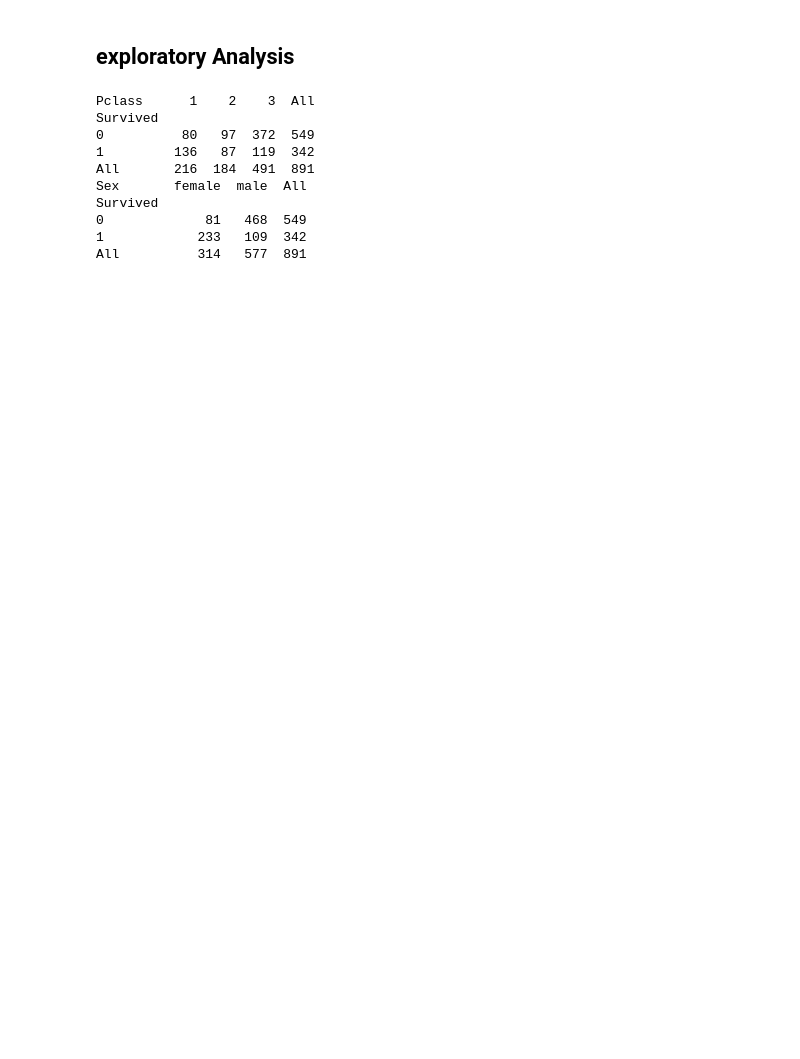
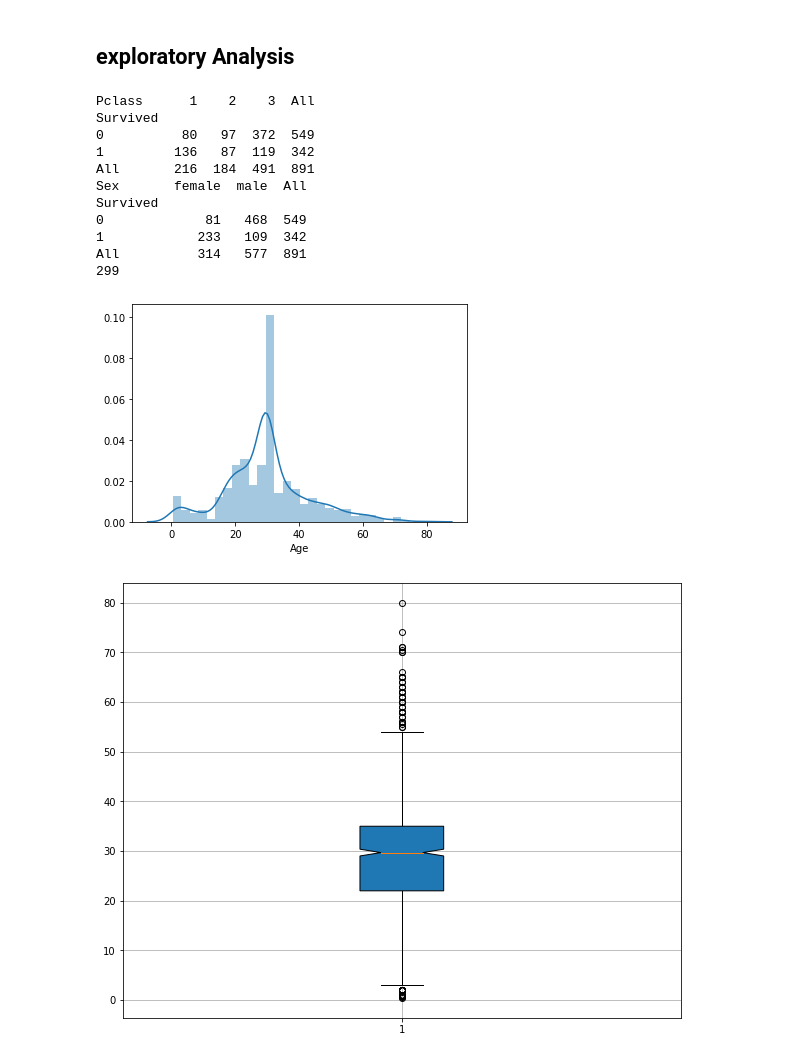
Before and after one commit to pranshulrastogi/ml, a Jupyter notebook: titanic/notebook/titanic.ipynb, the cells around one changed output. Saved outputs shown, nothing was run; the diff lists cells and outputs as text; code cells hidden in the pictures; blank space fills up the shorter version.

```diff
--- a/titanic/notebook/titanic.ipynb
+++ b/titanic/notebook/titanic.ipynb
@@ -104,6 +128,16 @@ print(data_crosstab)
 ## well well did they follow ladies first? we have seen it in the movie though !! worth a try
 sex_crosstab = pd.crosstab(dataset['Survived'], dataset['Sex'], margins=True)
 print(sex_crosstab)
+
+# andddd answer is YESSS, out of 314 females, 233 survived woww, and out of 577 males, only 109 survived
+# certainly there is a correlation, females were given priority over male counterparts
+
+
+# what about Aged people?
+aged = dataset[(dataset.Survived==1) & (dataset.Age<45)]
+print(aged.shape[0])
+
+# well it seems aged people were not able to make it
 # %% [output]
 Pclass      1    2    3  All
 Survived
@@ -115,3 +149,15 @@ Survived
 0             81   468  549
 1            233   109  342
 All          314   577  891
+299
+# %%
+sns.distplot(dataset.Age)
+plt.figure(figsize=(10,8))
+plt.boxplot(dataset.Age, notch=True, patch_artist=True)
+plt.grid()
+
+
+plt.show()
+# %% [output]
+[figure, added]
+[figure, added]
```
Also changed, not shown: parts of 7 cells of this notebook.
